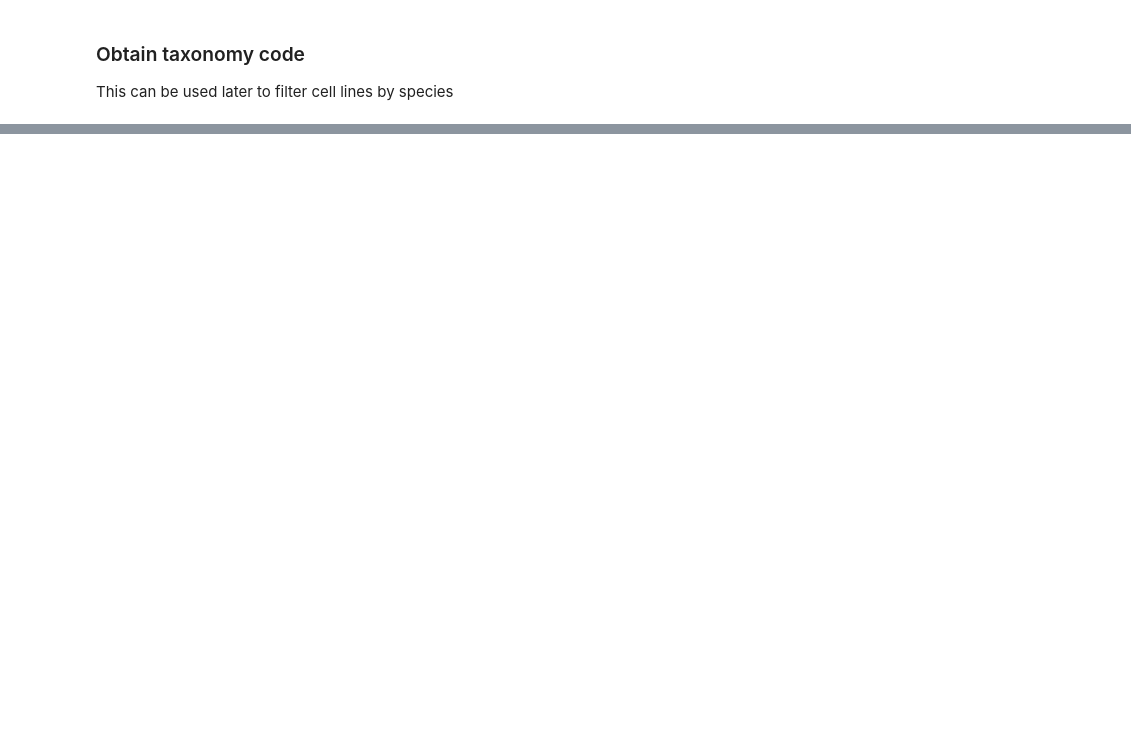
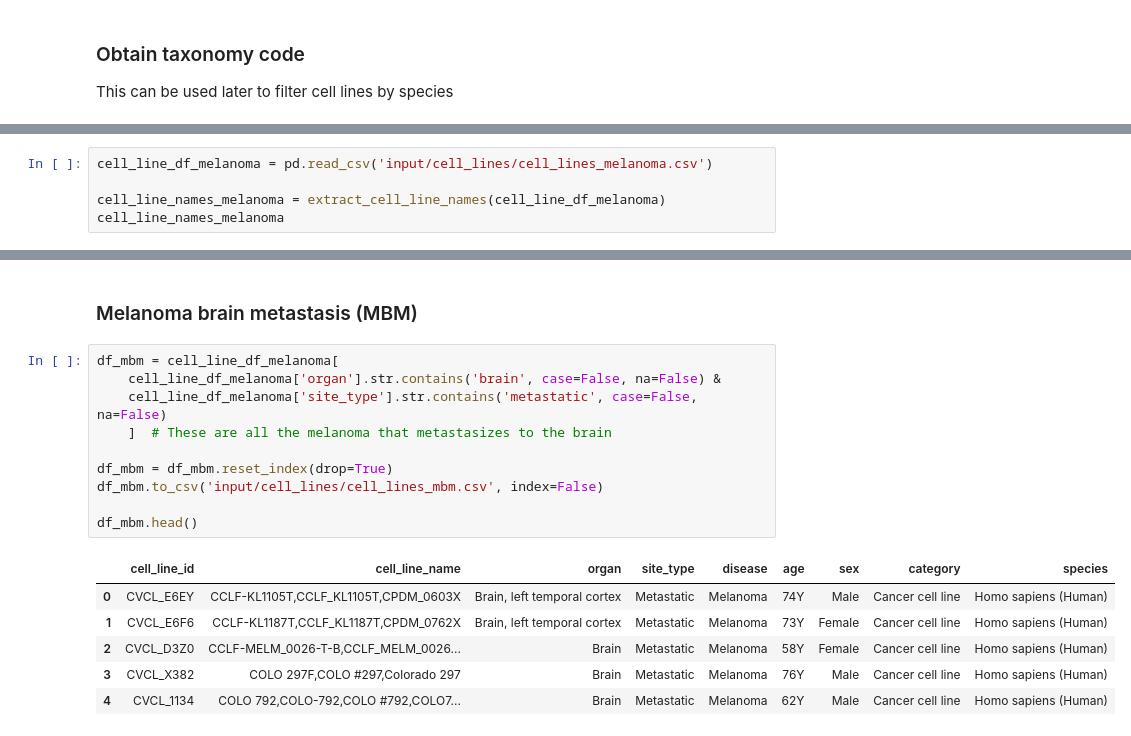
Before and after one commit to junqilu/Preludio, a Jupyter notebook: test_create_jaspar_filters.ipynb, the cells around one changed output, grey strips where cells are left out. Drawn from its saved outputs; the diff is of its cells as text; blank space fills up the shorter version.

```diff
--- a/test_create_jaspar_filters.ipynb
+++ b/test_create_jaspar_filters.ipynb
@@ -275,0 +282,5 @@ cell_line_df.to_csv(f'input/filters/cell_lines_{cell_line_search_term}.csv', ind
+# %%
+cell_line_df_melanoma = pd.read_csv('input/cell_lines/cell_lines_melanoma.csv')
+
+cell_line_names_melanoma = extract_cell_line_names(cell_line_df_melanoma)
+cell_line_names_melanoma
@@ -275,0 +305,19 @@ cell_line_df.to_csv(f'input/filters/cell_lines_{cell_line_search_term}.csv', ind
+# %% [markdown]
+### Melanoma brain metastasis (MBM)
+# %%
+df_mbm = cell_line_df_melanoma[
+    cell_line_df_melanoma['organ'].str.contains('brain', case=False, na=False) &
+    cell_line_df_melanoma['site_type'].str.contains('metastatic', case=False, na=False)
+    ]  # These are all the melanoma that metastasizes to the brain
+
+df_mbm = df_mbm.reset_index(drop=True)
+df_mbm.to_csv('input/cell_lines/cell_lines_mbm.csv', index=False)
+
+df_mbm.head()
+# %% [output]
+|  | cell_line_id | cell_line_name | organ | site_type | disease | age | sex | category | species |
+| 0 | CVCL_E6EY | CCLF-KL1105T,CCLF_KL1105T,CPDM_0603X | Brain, left temporal cortex | Metastatic | Melanoma | 74Y | Male | Cancer cell line | Homo sapiens (Human) |
+| 1 | CVCL_E6F6 | CCLF-KL1187T,CCLF_KL1187T,CPDM_0762X | Brain, left temporal cortex | Metastatic | Melanoma | 73Y | Female | Cancer cell line | Homo sapiens (Human) |
+| 2 | CVCL_D3Z0 | CCLF-MELM_0026-T-B,CCLF_MELM_0026... | Brain | Metastatic | Melanoma | 58Y | Female | Cancer cell line | Homo sapiens (Human) |
+| 3 | CVCL_X382 | COLO 297F,COLO #297,Colorado 297 | Brain | Metastatic | Melanoma | 76Y | Male | Cancer cell line | Homo sapiens (Human) |
+| 4 | CVCL_1134 | COLO 792,COLO-792,COLO #792,COLO7... | Brain | Metastatic | Melanoma | 62Y | Male | Cancer cell line | Homo sapiens (Human) |
```
Also changed, not shown: parts of 73 cells of this notebook, 17 other files.
